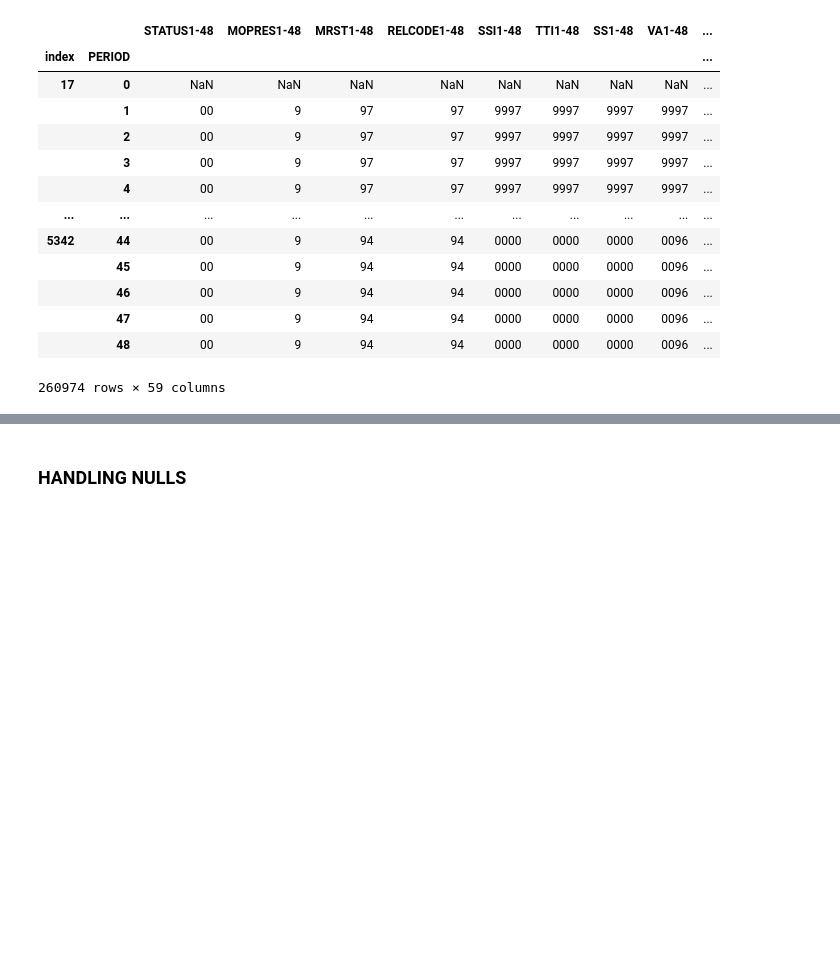
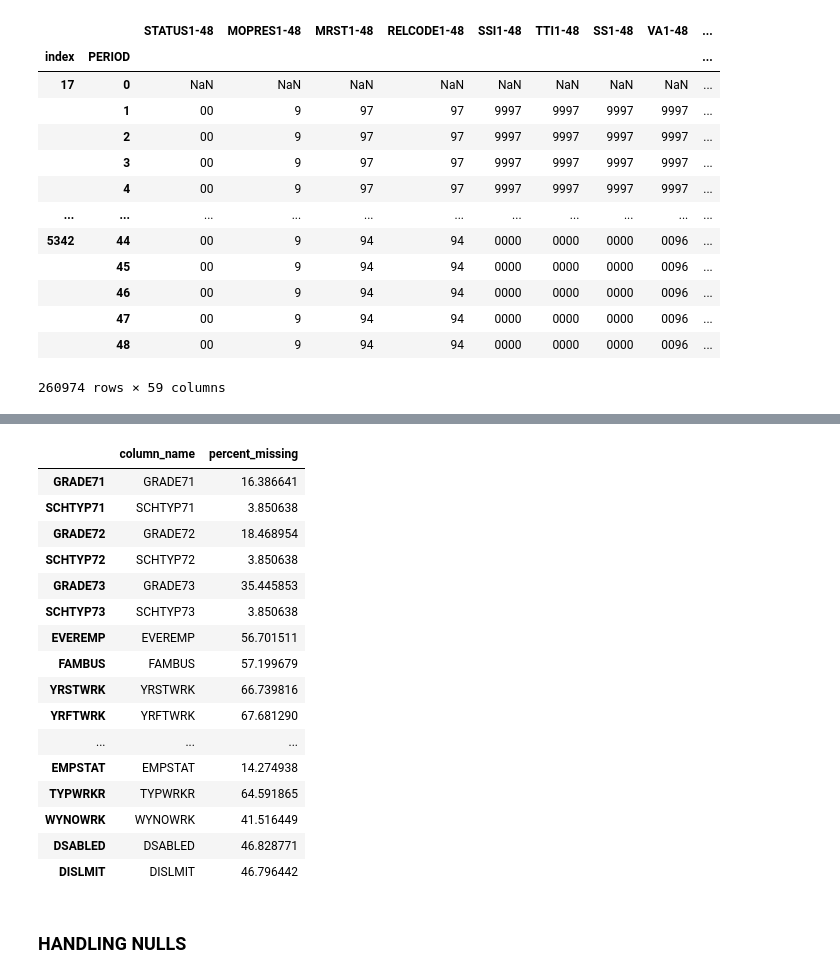
Before and after one commit to luke-swans0n/NIT, a Jupyter notebook: notebooks/NIT_CAPSTONE.ipynb, the cells around one changed output, grey strips where cells are left out. Drawn from its saved outputs; the diff is of its cells as text; code cells hidden in the pictures; blank space fills up the shorter version.

```diff
--- a/notebooks/NIT_CAPSTONE.ipynb
+++ b/notebooks/NIT_CAPSTONE.ipynb
@@ -208,0 +271,2 @@ final_frame
+# %%
+complete_df.drop(complete_df[complete_df['ATTDATE'] != '00000'].index, inplace=True)
@@ -208,0 +276,4 @@ final_frame
+# %%
+complete_df['EMPSTA1'].replace('94', np.NaN, inplace=True)
+# %%
+complete_df['EMPSTA1'].replace('03', '93', inplace=True)
@@ -209,3 +284,28 @@ final_frame
+# %%
+complete_df.replace('94', np.NaN, inplace=True)
+# %%
+percent_missing = complete_df.isnull().sum() * 100 / len(complete_df)
+missing_value_df = pd.DataFrame({'column_name': complete_df.columns,
+                                 'percent_missing': percent_missing})
+missing_value_df[missing_value_df['percent_missing'] > 0]
+# %% [output]
+|  | column_name | percent_missing |
+| GRADE71 | GRADE71 | 16.386641 |
+| SCHTYP71 | SCHTYP71 | 3.850638 |
+| GRADE72 | GRADE72 | 18.468954 |
+| SCHTYP72 | SCHTYP72 | 3.850638 |
+| GRADE73 | GRADE73 | 35.445853 |
+| SCHTYP73 | SCHTYP73 | 3.850638 |
+| EVEREMP | EVEREMP | 56.701511 |
+| FAMBUS | FAMBUS | 57.199679 |
+| YRSTWRK | YRSTWRK | 66.739816 |
+| YRFTWRK | YRFTWRK | 67.681290 |
+| ... | ... | ... |
+| EMPSTAT | EMPSTAT | 14.274938 |
+| TYPWRKR | TYPWRKR | 64.591865 |
+| WYNOWRK | WYNOWRK | 41.516449 |
+| DSABLED | DSABLED | 46.828771 |
+| DISLMIT | DISLMIT | 46.796442 |
 # %%
 # # tiles = list(np.arange(1, 49))*5326
 # test_df = gary_df.copy()
```
Also changed, not shown: parts of 18 cells of this notebook, 3 other files.
